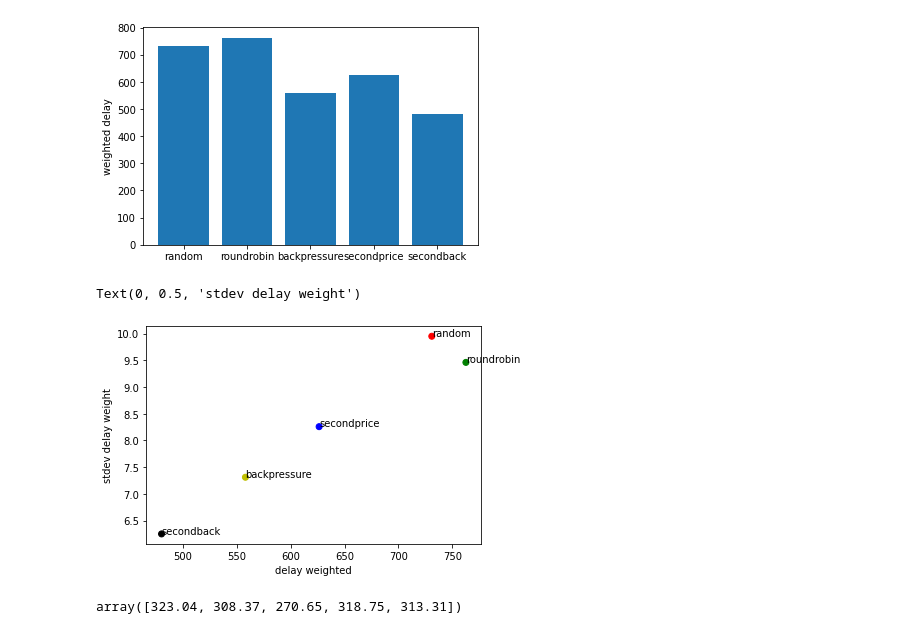
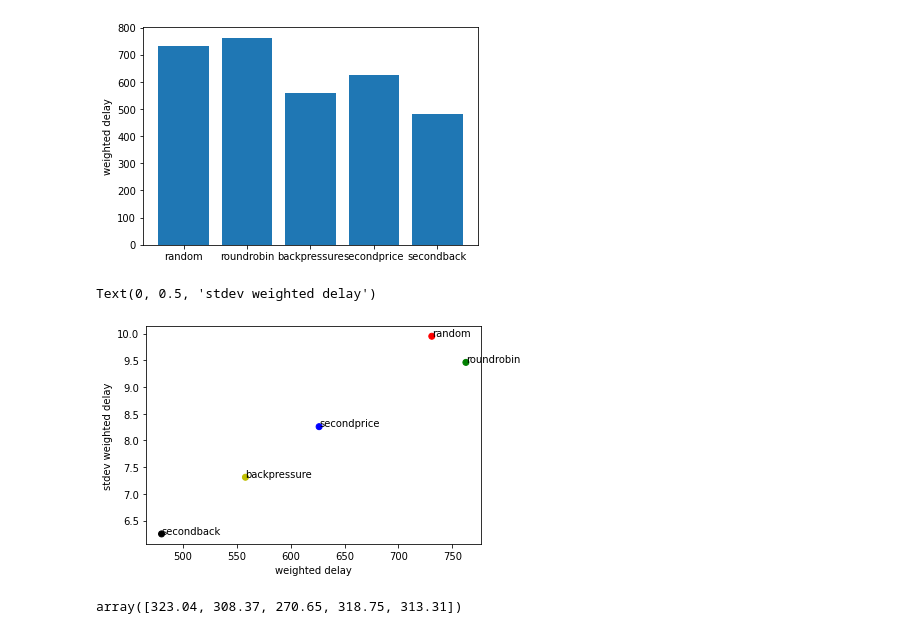
Before and after one commit to DINaMo-MIT/Routing_Prioritization_Auctions, a Jupyter notebook: protocol_sim_v2.ipynb, the cells around one changed output. Saved outputs shown, nothing was run; the diff lists cells and outputs as text; code cells hidden in the pictures.

```diff
--- a/protocol_sim_v2.ipynb
+++ b/protocol_sim_v2.ipynb
@@ -1068,17 +1068,17 @@ Text(0, 0.5, 'weighted delay')
 # %%
 methods = ["random", "roundrobin", "backpressure", "secondprice", "secondback"]
 
 fig, ax = plt.subplots()
 ax.scatter(np.array(data_avg_wait), data_avg_std_weighted, color=["r", "g", "y", "b", "k"])
 
 for i, txt in enumerate(methods):
     ax.annotate(txt, (np.array(data_avg_wait)[i], data_avg_std_weighted[i]))
 
-ax.set_xlabel("delay weighted")
-ax.set_ylabel("stdev delay weight")
+ax.set_xlabel("weighted delay")
+ax.set_ylabel("stdev weighted delay")
 # %% [output]
-Text(0, 0.5, 'stdev delay weight')
+Text(0, 0.5, 'stdev weighted delay')
-[figure, old version]
+[figure, new version]
 # %%
 np.array(data_avg_pay) - np.array(data_avg_rev)
 # %% [output]
```
Also changed, not shown: 2 other files.
